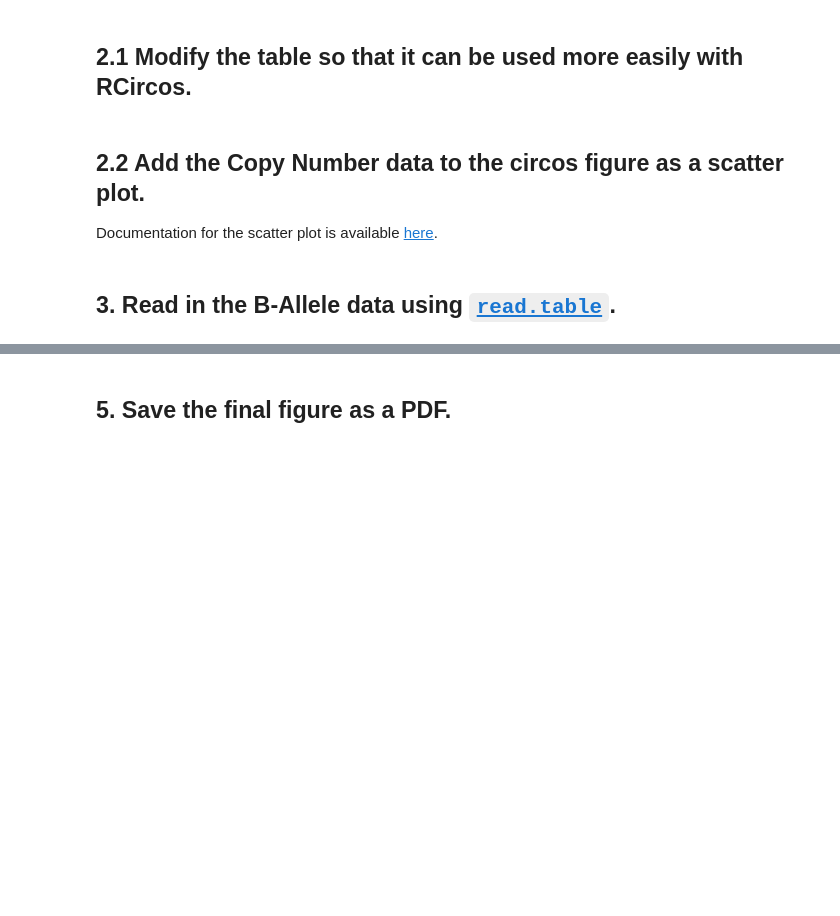
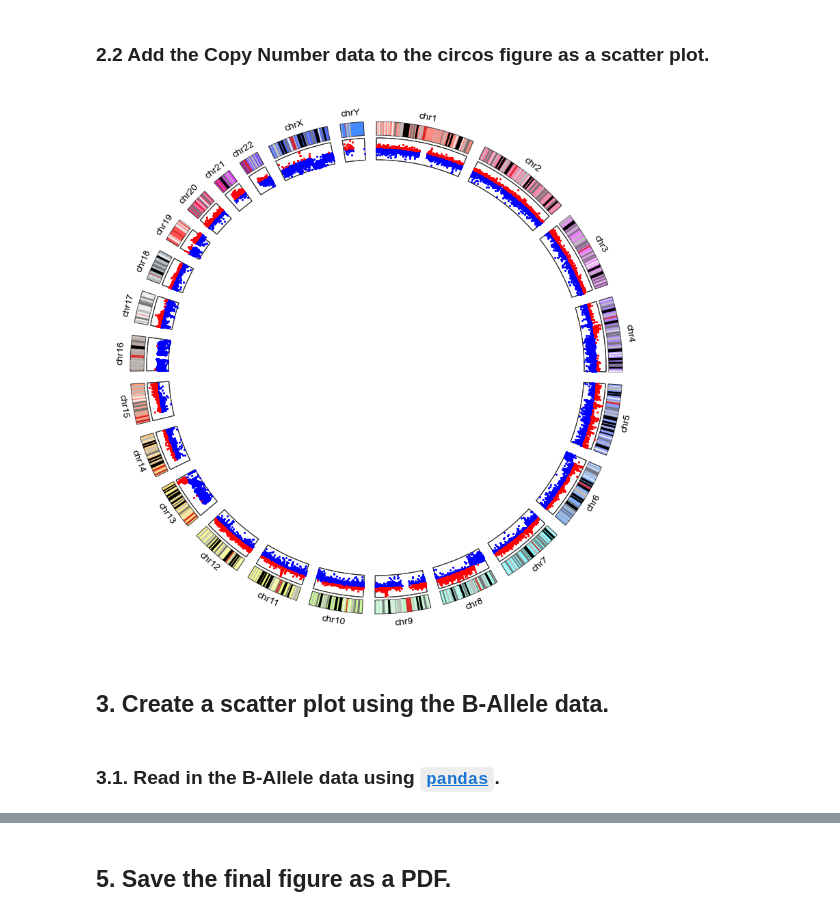
Before and after one commit to ageller/RCS_genomics_visualization, a Jupyter notebook: circos/circos.ipynb, the cells around one changed output, grey strips where cells are left out. Drawn from its saved outputs; the diff is of its cells as text; code cells hidden in the pictures; blank space fills up the shorter version.

````diff
--- a/circos/circos.ipynb
+++ b/circos/circos.ipynb
@@ -70,5 +143,11 @@ RCircos.Chromosome.Ideogram.Plot()
 # %%
-# read in the copy number variation (CNV) data and fix the column names
-dfCNV <- read.table('data/VCaP_Copy-Number.tsv', header = TRUE)
-colnames(dfCNV) <- c('chromosome','start','stop','value','')
-head(dfCNV)
+# read in the copy number variation (CNV)
+dfCNV = pd.read_csv('data/VCaP_Copy-Number.tsv', sep = "\s+")
+
+# randomly select 25000 lines (otherwise the plot is too full and takes too long to create)
+dfCNV = dfCNV.sample(n = 25000)
+
+# group the dataframe by the chromosome name so that it is easier to work with later
+dfCNV = dfCNV.groupby('Chromosome')
+
+dfCNV.get_group('chr1')
@@ -75,2 +167,0 @@ head(dfCNV)
-# %% [markdown]
-## 2.1 Modify the table so that it can be used more easily with RCircos.
@@ -99,35 +168,43 @@ head(dfCNV)
 # %% [markdown]
-## 2.2 Add the Copy Number data to the circos figure as a scatter plot.
-
-Documentation for the scatter plot is available [here](https://www.rdocumentation.org/packages/RCircos/versions/1.2.2/topics/RCircos.Scatter.Plot).
+### 2.2 Add the Copy Number data to the circos figure as a scatter plot.
 # %%
-# for displaying in Jupyter
-options(jupyter.plot_mimetypes = "image/png", repr.plot.width = 6, repr.plot.height = 6, repr.plot.res = 300)
+# pick the midpoint
+midpoint = 0.15
 
-# add the data to RCircos
-RCircos.Set.Core.Components(cyto.info = dfChrom, chr.exclude = NULL, tracks.inside = 4, tracks.outside = 0)
+# add these in two batches for each chromosome so that we can get the same color coding as in RCircos
+# those with values < midpoint will be blue
+# those with values > midpoint will be red
+for name in names:
+    usedf = dfCNV.get_group(name)
 
-# modify default parameters by accessing the params object (defined below)
-params <- RCircos.Get.Plot.Parameters()
+    lowdf = usedf.loc[usedf['Value'] < midpoint]
+    circle.scatterplot(
+        name,
+        data = lowdf['Value'].values,
+        positions = ((lowdf['Start'] + lowdf['End'])/2.).values, #take the midpoint
+        rlim = [-1, 1],
+        raxis_range = (760, 840),
+        facecolor = "blue",
+        spine = True
+    )
 
-# change the background to white (default is cream)
-params$track.background <- "white"
+    highdf = usedf.loc[usedf['Value'] >= midpoint]
+    circle.scatterplot(
+        name,
+        data = highdf['Value'].values,
+        positions = ((highdf['Start'] + highdf['End'])/2.).values, #take the midpoint
+        rlim = [-1, 1],
+        raxis_range = (760, 840),
+        facecolor = "red",
+        spine = True
+    )
 
-# update the plot parameters
-RCircos.Reset.Plot.Parameters(params)
-
-# generate the plots
-RCircos.Set.Plot.Area()
-RCircos.Chromosome.Ideogram.Plot()
-
-# for the scatter plot we define the following parameters:
-# data.col : the column number for the values that we want to plot
-# track.num : the ring in the circos plot where this scatter plot should live
-# side : position relative to the ideogram
-# by.fold : separation between blue and red points
-# min.value : minimum (y) value for the plot axis
-# max.value : maximum (y) value for the plot axis
-RCircos.Scatter.Plot(dfCNV, data.col = 4, track.num = 1, side = 'in', by.fold = 0.15, min.value = -1, max.value = 1)
+# show the figure
+circle.figure
+# %% [output]
+[figure, added]
+# %% [markdown]
+## 3. Create a scatter plot using the B-Allele data.
 # %% [markdown]
-## 3. Read in the B-Allele data using [`read.table`](https://www.rdocumentation.org/packages/utils/versions/3.6.2/topics/read.table).
+### 3.1. Read in the B-Allele data using  [```pandas```](https://pandas.pydata.org/).
 # %%
````
Also changed, not shown: parts of 30 cells of this notebook, 7 other files.
